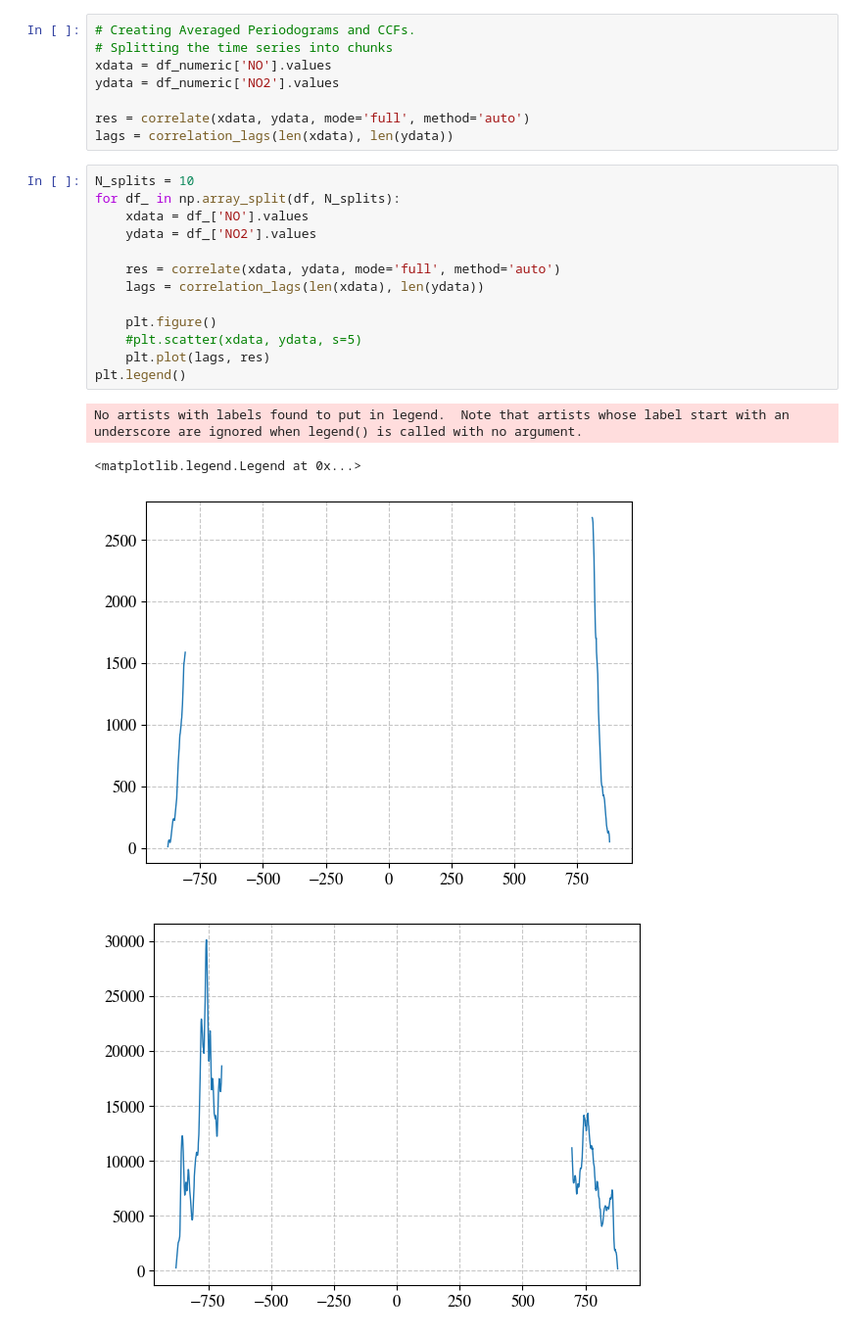
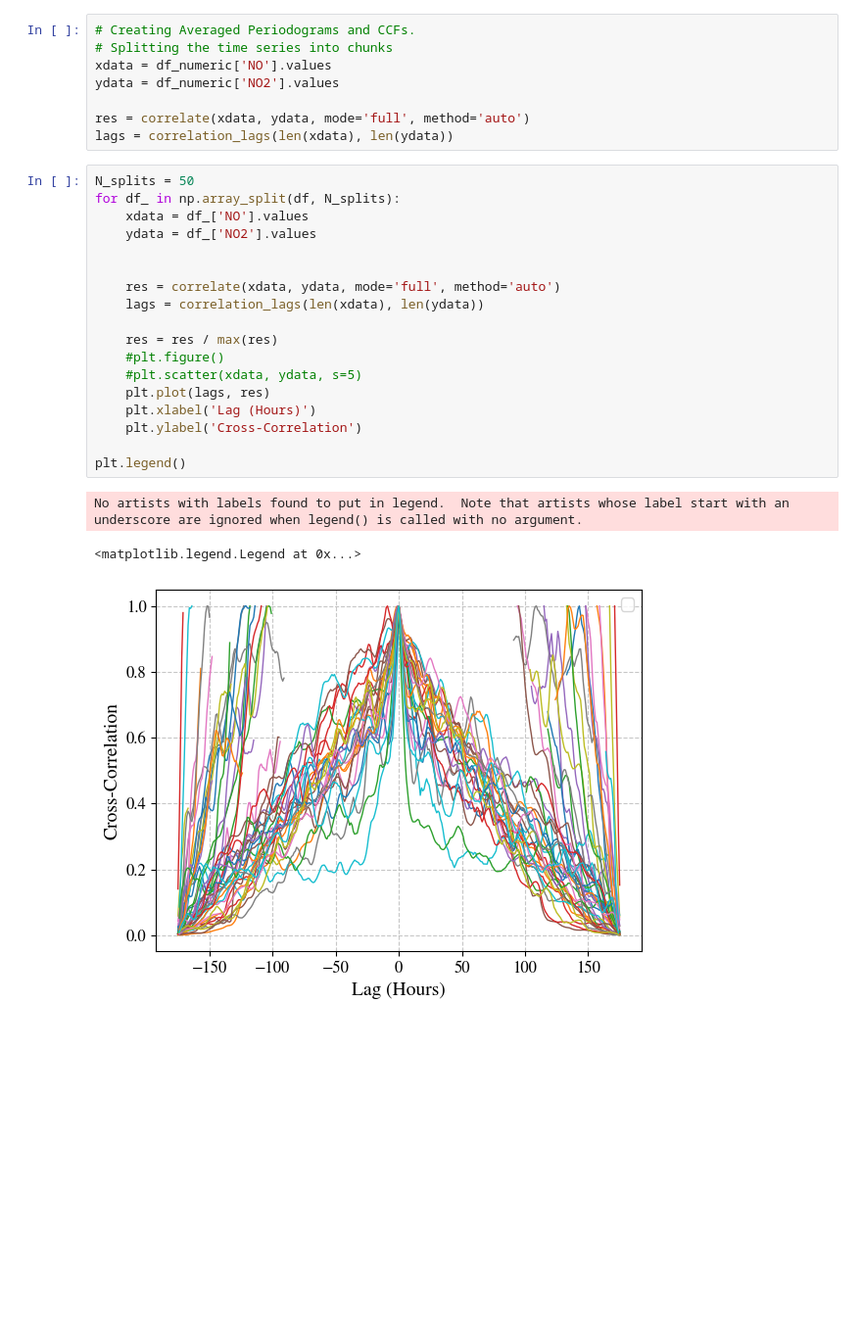
Before and after one commit to nx1/clear_skies, a Jupyter notebook: notebooks/CCF.ipynb, the cells around one changed output. Shown at 98% size. Drawn from its saved outputs; the diff is of its cells as text; blank space fills up the shorter version.

```diff
--- a/notebooks/CCF.ipynb
+++ b/notebooks/CCF.ipynb
@@ -137,20 +142,24 @@ ydata = df_numeric['NO2'].values
 res = correlate(xdata, ydata, mode='full', method='auto')
 lags = correlation_lags(len(xdata), len(ydata))
 # %%
-N_splits = 10
+N_splits = 50
 for df_ in np.array_split(df, N_splits):
     xdata = df_['NO'].values
     ydata = df_['NO2'].values
 
+
     res = correlate(xdata, ydata, mode='full', method='auto')
     lags = correlation_lags(len(xdata), len(ydata))
 
-    plt.figure()
+    res = res / max(res)
+    #plt.figure()
     #plt.scatter(xdata, ydata, s=5)
     plt.plot(lags, res)
+    plt.xlabel('Lag (Hours)')
+    plt.ylabel('Cross-Correlation')
+
 plt.legend()
 # %% [output]
 No artists with labels found to put in legend.  Note that artists whose label start with an underscore are ignored when legend() is called with no argument.
 <matplotlib.legend.Legend at 0x...>
-[figure, old version]
+[figure, new version]
-[figure, removed]
```
Also changed, not shown: parts of 4 cells of this notebook, 3 other files.
